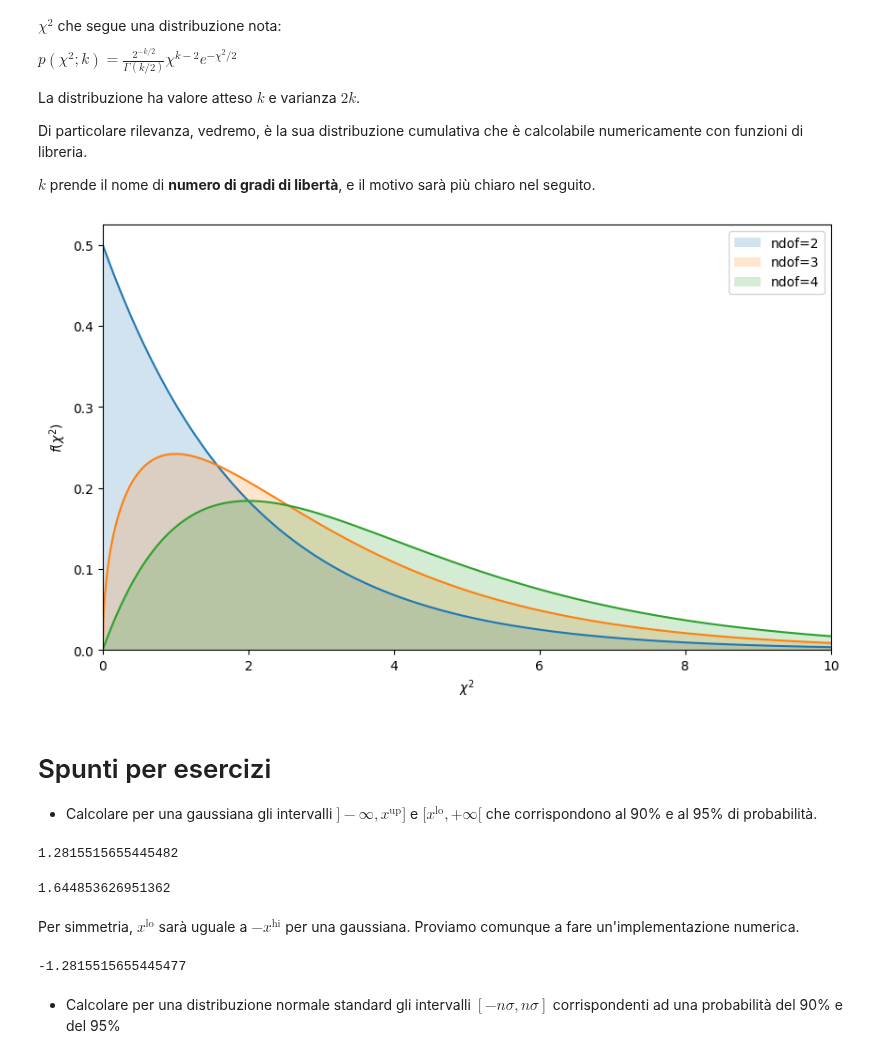
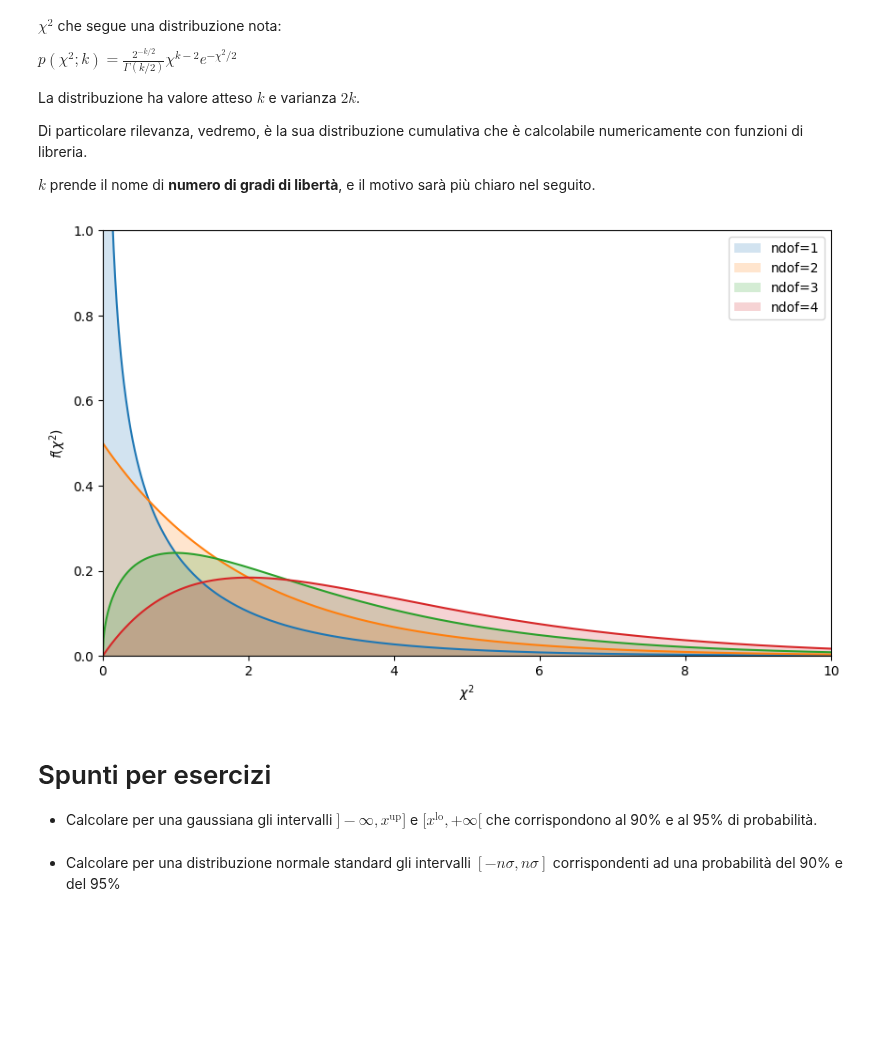
Before and after one commit to lucalista/analisi-dati-2023, a Jupyter notebook: 06.05.00__Distribuzioni_di_probabilita_continue.ipynb, the cells around one changed output. Saved outputs shown, nothing was run; the diff lists cells and outputs as text; code cells hidden in the pictures; blank space fills up the shorter version.

```diff
--- a/06.05.00__Distribuzioni_di_probabilita_continue.ipynb
+++ b/06.05.00__Distribuzioni_di_probabilita_continue.ipynb
@@ -627,42 +627,25 @@ $k$ prende il nome di **numero di gradi di libertà**, e il motivo sarà più ch
 # %%
 import numpy as np
 from scipy.stats import chi2
 plt.figure(figsize=(10,6),dpi=100)
 step = 0.01
 xmin,xmax = 0,10
 x = np.arange(xmin, xmax+step, step)
-for ddof in (2, 3, 4):
+for ddof in (1, 2, 3, 4):
     y = chi2.pdf(x, ddof)
     plt.fill_between(x, y, alpha=0.2,linewidth=2, label='ndof={:d}'.format(ddof))
     plt.plot(x, y)
 plt.xlim(0, 10)
-plt.ylim(bottom=0)
+plt.ylim(0, 1)
 plt.xlabel('$\chi^2$')
 plt.ylabel('$f(\chi^2)$')
 plt.legend()
 plt.show()
 # %% [output]
-[figure, old version]
+[figure, new version]
 # %% [markdown]
 # Spunti per esercizi
 
 * Calcolare per una gaussiana gli intervalli $]-\infty,x^{\mathrm{up}}]$ e $[x^{\mathrm{lo}},+\infty[$ che corrispondono al 90% e al 95% di probabilità.
-# %%
-x_up = fsolve(lambda x: norm.cdf(x)-0.9, 0)[0]
-print(x_up)
-# %% [output]
-1.2815515655445482
-# %%
-x_up = fsolve(lambda x: norm.cdf(x)-0.95, 0)[0]
-print(x_up)
-# %% [output]
-1.644853626951362
-# %% [markdown]
-Per simmetria, $x^{\mathrm{lo}}$ sarà uguale a  $-x^{\mathrm{hi}}$ per una gaussiana. Proviamo comunque a fare un'implementazione numerica.
-# %%
-x_lo = fsolve(lambda x: norm.cdf(x)-0.1, 0)[0]
-print(x_lo)
-# %% [output]
--1.2815515655445477
 # %% [markdown]
 * Calcolare per una distribuzione normale standard gli intervalli $[-n\sigma,n\sigma]$ corrispondenti ad una probabilità del 90% e del 95%
```
Also changed, not shown: parts of 10 cells of this notebook.
